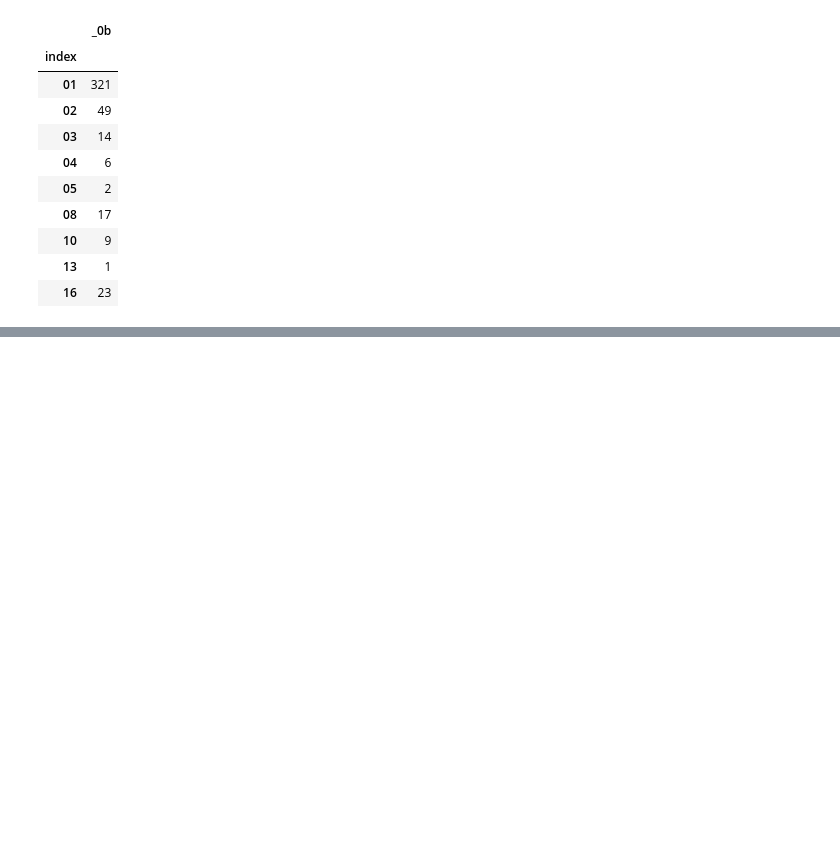
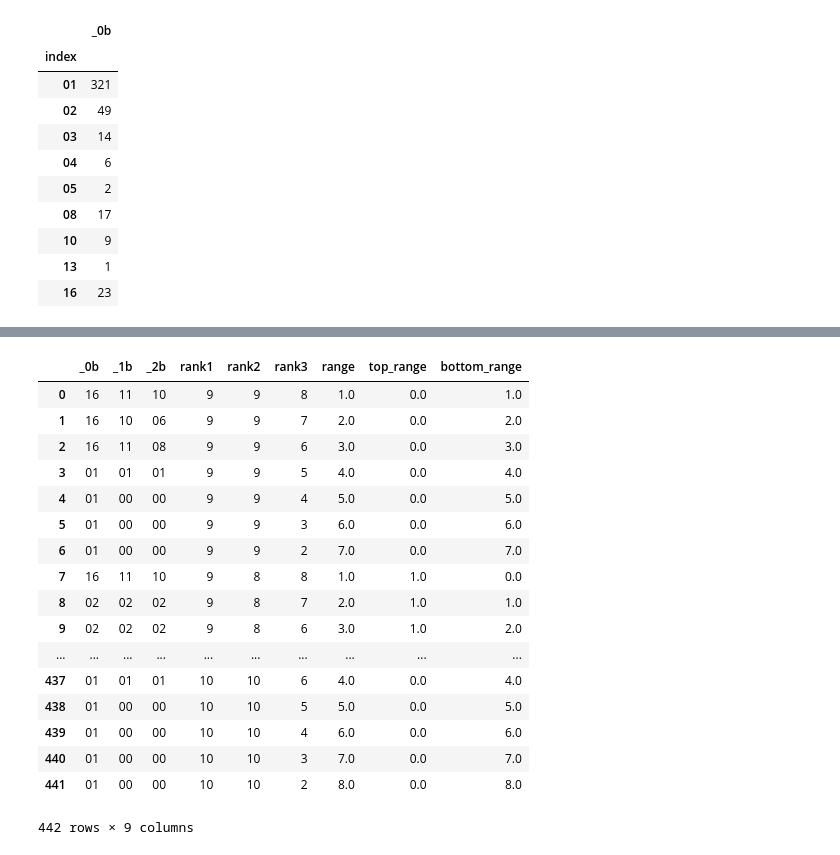
Before and after one commit to Peter-32/perfect_flop_poker, a Jupyter notebook: notebooks/2.Explore_Results.ipynb, the cells around one changed output, grey strips where cells are left out. Cells and saved outputs as stored; diff of their text form; code cells hidden in the pictures; blank space fills up the shorter version.

```diff
--- a/notebooks/2.Explore_Results.ipynb
+++ b/notebooks/2.Explore_Results.ipynb
@@ -166,0 +208,21 @@ pd.DataFrame(df2[focus].value_counts()).reset_index().sort_values(by=["index"]).
+# %%
+df2
+# %% [output]
+|  | _0b | _1b | _2b | rank1 | rank2 | rank3 | range | top_range | bottom_range |
+| 0 | 16 | 11 | 10 | 9 | 9 | 8 | 1.0 | 0.0 | 1.0 |
+| 1 | 16 | 10 | 06 | 9 | 9 | 7 | 2.0 | 0.0 | 2.0 |
+| 2 | 16 | 11 | 08 | 9 | 9 | 6 | 3.0 | 0.0 | 3.0 |
+| 3 | 01 | 01 | 01 | 9 | 9 | 5 | 4.0 | 0.0 | 4.0 |
+| 4 | 01 | 00 | 00 | 9 | 9 | 4 | 5.0 | 0.0 | 5.0 |
+| 5 | 01 | 00 | 00 | 9 | 9 | 3 | 6.0 | 0.0 | 6.0 |
+| 6 | 01 | 00 | 00 | 9 | 9 | 2 | 7.0 | 0.0 | 7.0 |
+| 7 | 16 | 11 | 10 | 9 | 8 | 8 | 1.0 | 1.0 | 0.0 |
+| 8 | 02 | 02 | 02 | 9 | 8 | 7 | 2.0 | 1.0 | 1.0 |
+| 9 | 02 | 02 | 02 | 9 | 8 | 6 | 3.0 | 1.0 | 2.0 |
+| ... | ... | ... | ... | ... | ... | ... | ... | ... | ... |
+| 437 | 01 | 01 | 01 | 10 | 10 | 6 | 4.0 | 0.0 | 4.0 |
+| 438 | 01 | 00 | 00 | 10 | 10 | 5 | 5.0 | 0.0 | 5.0 |
+| 439 | 01 | 00 | 00 | 10 | 10 | 4 | 6.0 | 0.0 | 6.0 |
+| 440 | 01 | 00 | 00 | 10 | 10 | 3 | 7.0 | 0.0 | 7.0 |
+| 441 | 01 | 00 | 00 | 10 | 10 | 2 | 8.0 | 0.0 | 8.0 |
+442 rows × 9 columns
```
Also changed, not shown: parts of 12 cells of this notebook, 1 other file.
